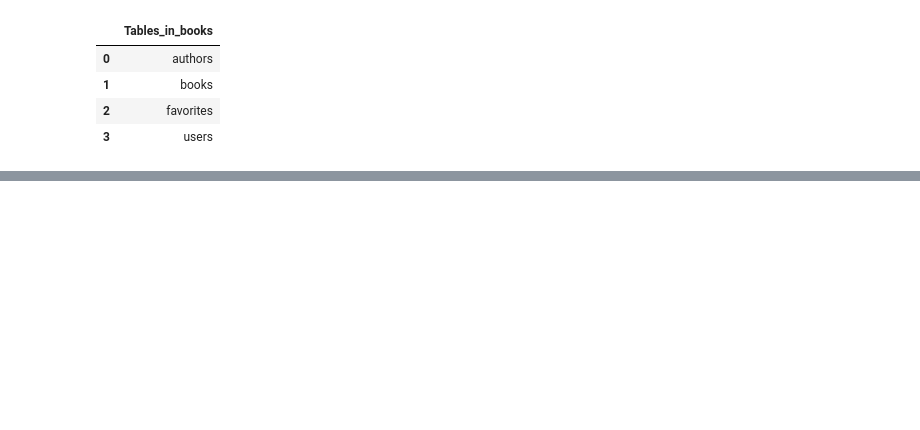
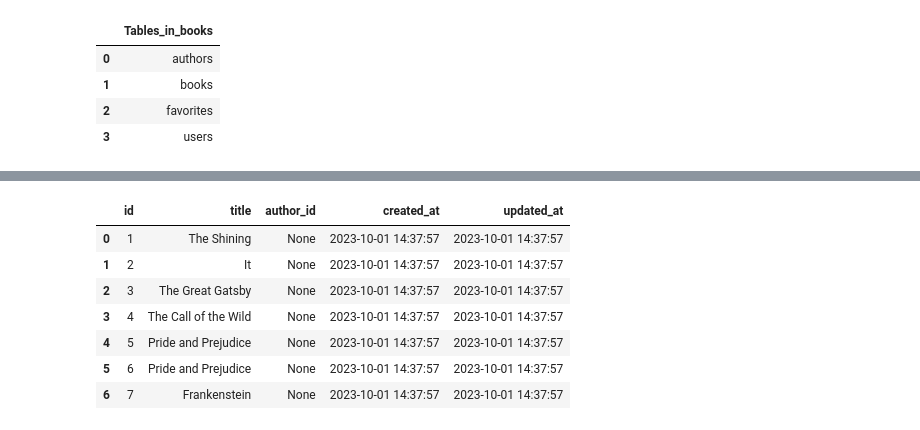
Before and after one commit to parkerholds/books-ph, a Jupyter notebook: Books(Core).ipynb, the cells around one changed output, grey strips where cells are left out. Saved outputs shown, nothing was run; the diff lists cells and outputs as text; code cells hidden in the pictures; blank space fills up the shorter version.

```diff
--- a/Books(Core).ipynb
+++ b/Books(Core).ipynb
@@ -144,3 +186,15 @@ pd.read_sql(q, conn)
+# %%
+q = """SELECT * FROM books;"""
+pd.read_sql(q, conn)
+# %% [output]
+|  | id | title | author_id | created_at | updated_at |
+| 0 | 1 | The Shining | None | 2023-10-01 14:37:57 | 2023-10-01 14:37:57 |
+| 1 | 2 | It | None | 2023-10-01 14:37:57 | 2023-10-01 14:37:57 |
+| 2 | 3 | The Great Gatsby | None | 2023-10-01 14:37:57 | 2023-10-01 14:37:57 |
+| 3 | 4 | The Call of the Wild | None | 2023-10-01 14:37:57 | 2023-10-01 14:37:57 |
+| 4 | 5 | Pride and Prejudice | None | 2023-10-01 14:37:57 | 2023-10-01 14:37:57 |
+| 5 | 6 | Pride and Prejudice | None | 2023-10-01 14:37:57 | 2023-10-01 14:37:57 |
+| 6 | 7 | Frankenstein | None | 2023-10-01 14:37:57 | 2023-10-01 14:37:57 |
 # %%
 q = """SELECT books.title, favorites.user_id
 FROM books
```
Also changed, not shown: parts of 14 cells of this notebook, 4 other files.
